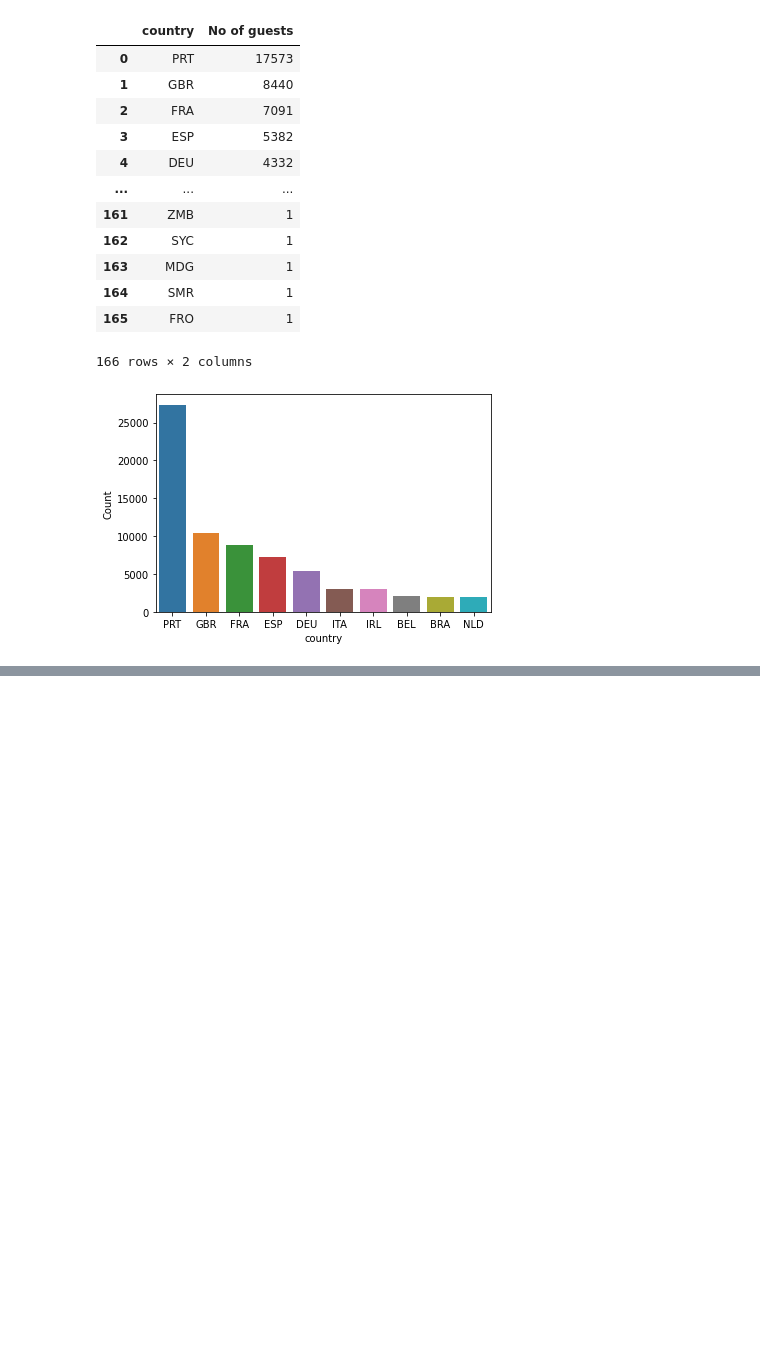
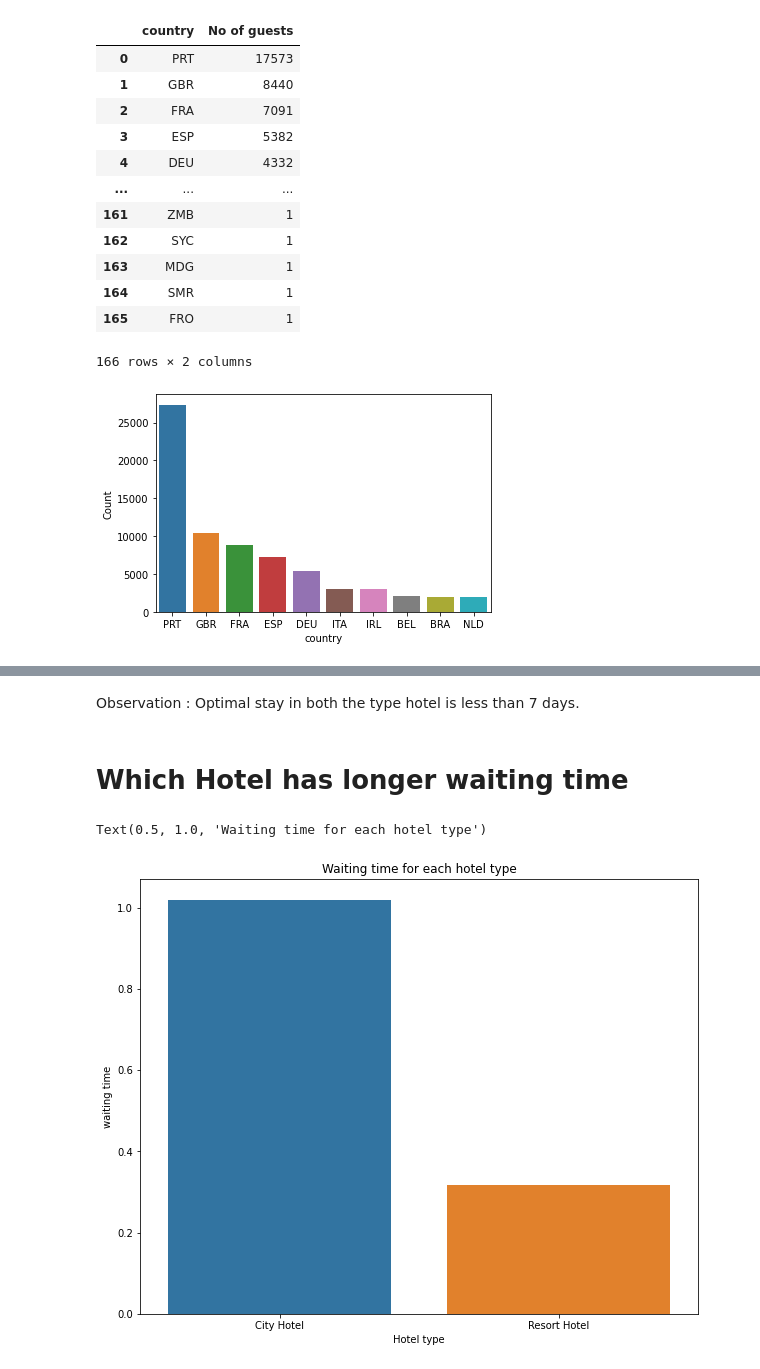
Before and after one commit to Tanushri920/Hotel-booking-analysis, a Jupyter notebook: Hotel_Booking_Analysis_Capstone_Project.ipynb, the cells around one changed output, grey strips where cells are left out. Saved outputs shown, nothing was run; the diff lists cells and outputs as text; code cells hidden in the pictures; blank space fills up the shorter version.

```diff
--- a/Hotel_Booking_Analysis_Capstone_Project.ipynb
+++ b/Hotel_Booking_Analysis_Capstone_Project.ipynb
@@ -360,0 +415,22 @@ Observation : Most guests are coming from portugal and other europian country
+# %% [markdown]
+Observation :
+Optimal stay in both the type hotel is less than 7 days.
+# %% [markdown]
+# Which Hotel has longer waiting time
+# %%
+#groupping by hoetl and takin mean of days in waiting list
+waiting_time_df=df.groupby('hotel')['days_in_waiting_list'].mean().reset_index()
+
+#set the plot size
+plt.figure(figsize=(10,8))
+
+# plot barchart
+sns.barplot(x=waiting_time_df['hotel'],y=waiting_time_df['days_in_waiting_list'])
+
+#set labels
+plt.xlabel('Hotel type')
+plt.ylabel('waiting time')
+plt.title("Waiting time for each hotel type")
+# %% [output]
+Text(0.5, 1.0, 'Waiting time for each hotel type')
+[figure, added]
```
Also changed, not shown: parts of 37 cells of this notebook.
